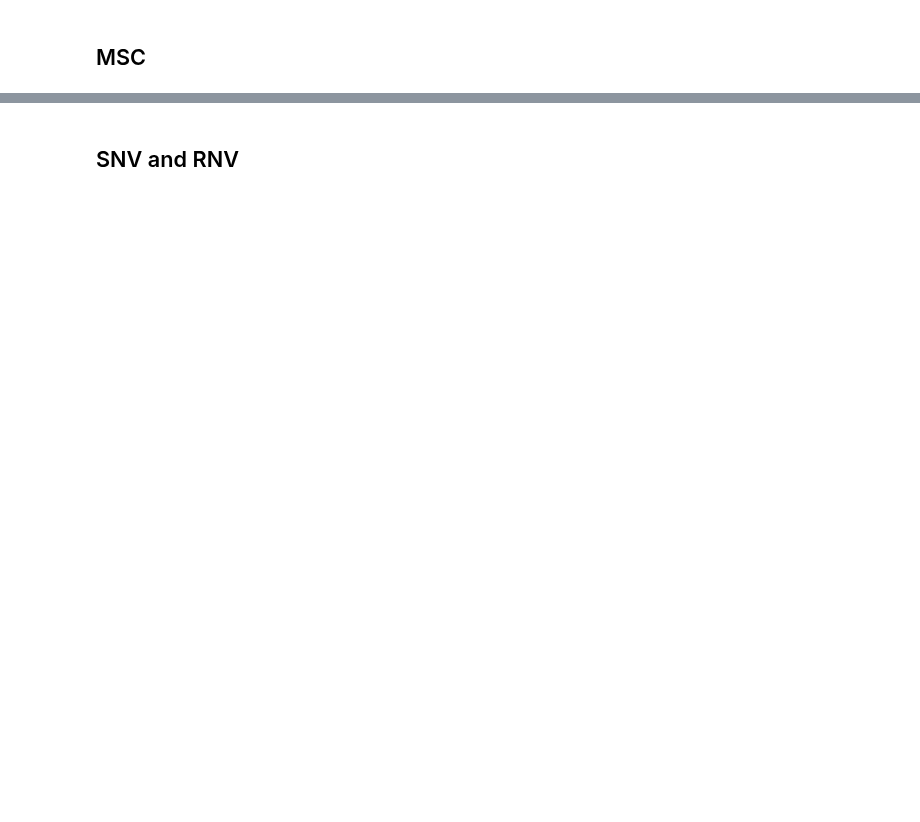
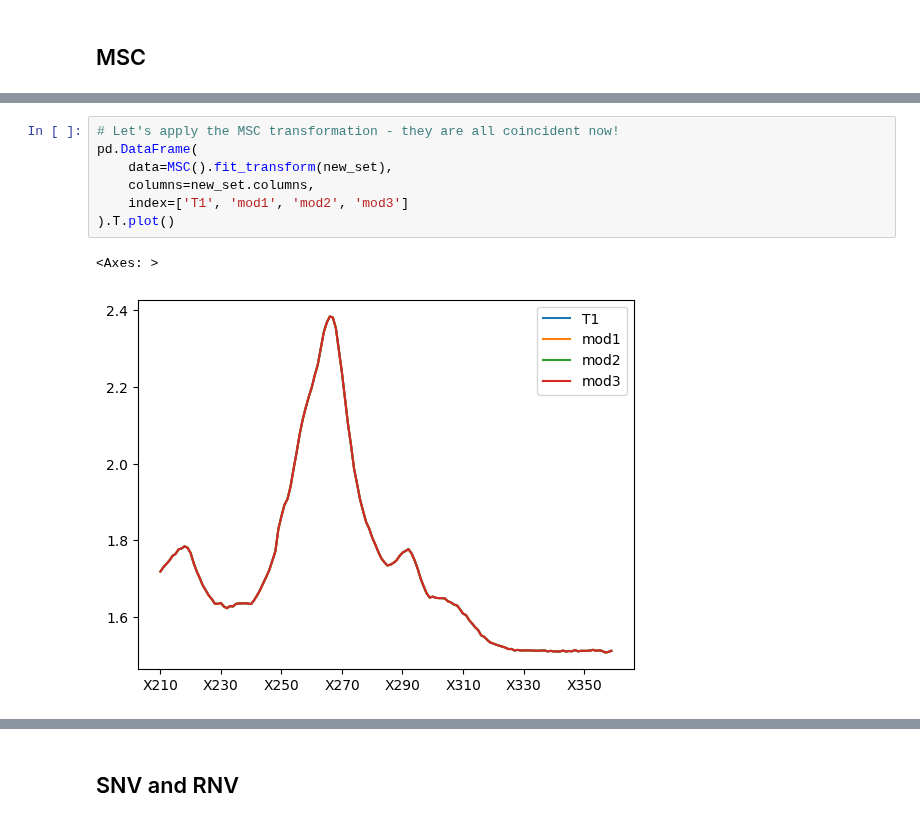
Before and after one commit to mahynski/chemometric-carpentry, a Jupyter notebook: notebooks/3_Preprocessing.ipynb, the cells around one changed output, grey strips where cells are left out. Saved outputs shown, nothing was run; the diff lists cells and outputs as text; blank space fills up the shorter version.

```diff
--- a/notebooks/3_Preprocessing.ipynb
+++ b/notebooks/3_Preprocessing.ipynb
@@ -194,0 +245,10 @@ from pychemauth.preprocessing.filter import MSC, SNV, SavGol
+# %%
+# Let's apply the MSC transformation - they are all coincident now!
+pd.DataFrame(
+    data=MSC().fit_transform(new_set),
+    columns=new_set.columns,
+    index=['T1', 'mod1', 'mod2', 'mod3']
+).T.plot()
+# %% [output]
+<Axes: >
+[figure, added]
```
Also changed, not shown: parts of 14 cells of this notebook.
